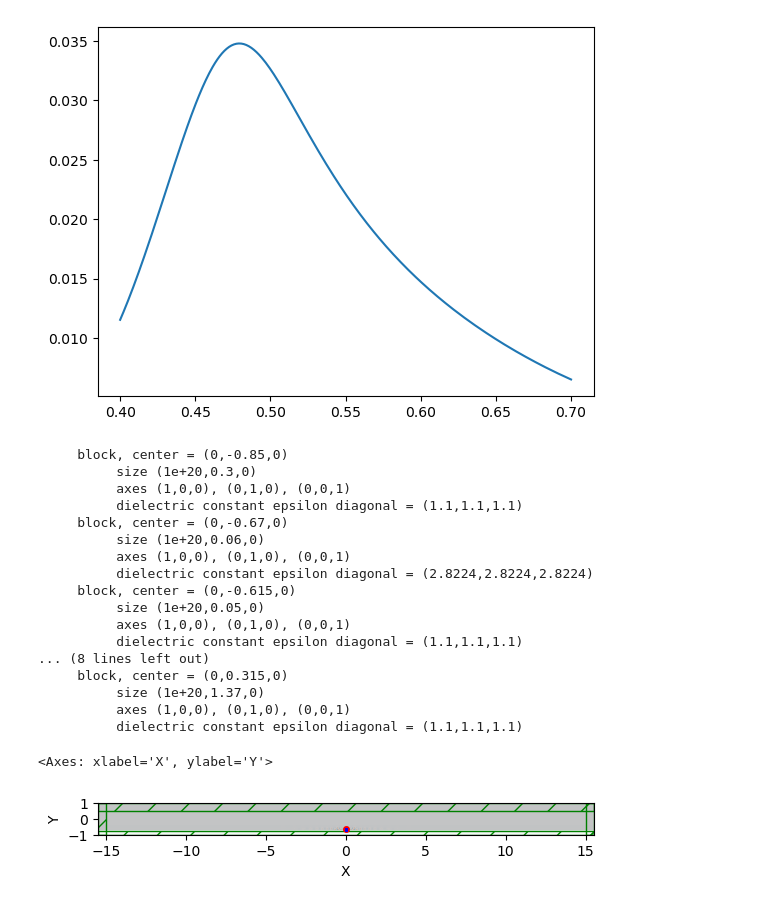
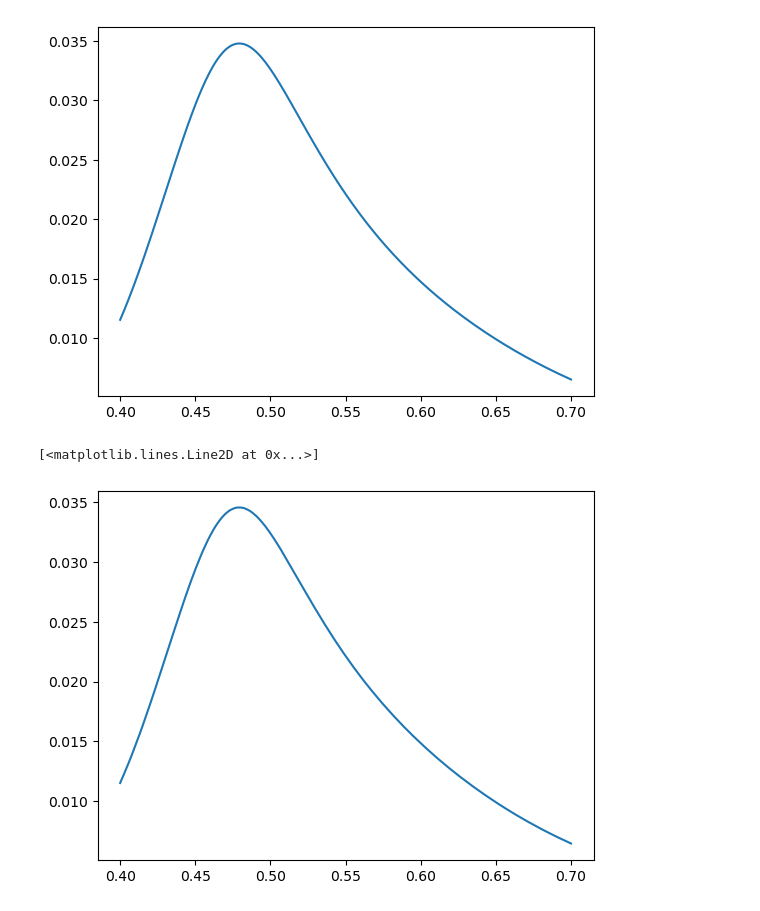
Before and after one commit to M2nion/EIDL, a Jupyter notebook: Tool/Meep/LGD/Meep code/OLED structure/Layer by Layer check/OLED_update_LBL.ipynb, the cells around one changed output. Drawn from its saved outputs; the diff is of its cells as text; code cells hidden in the pictures.

```diff
--- a/Tool/Meep/LGD/Meep code/OLED structure/Layer by Layer check/OLED_update_LBL.ipynb
+++ b/Tool/Meep/LGD/Meep code/OLED structure/Layer by Layer check/OLED_update_LBL.ipynb
@@ -347,28 +340,6 @@ plt.plot(src_wavelengths, net_power_fitting)
 # %% [output]
 [<matplotlib.lines.Line2D at 0x...>]
 [figure]
-# %%
-sim_fitting.plot2D(fields = mp.Ex)
-# %% [output]
-     block, center = (0,-0.85,0)
-          size (1e+20,0.3,0)
-          axes (1,0,0), (0,1,0), (0,0,1)
-          dielectric constant epsilon diagonal = (1.1,1.1,1.1)
-     block, center = (0,-0.67,0)
-          size (1e+20,0.06,0)
-          axes (1,0,0), (0,1,0), (0,0,1)
-          dielectric constant epsilon diagonal = (2.8224,2.8224,2.8224)
-     block, center = (0,-0.615,0)
-          size (1e+20,0.05,0)
-          axes (1,0,0), (0,1,0), (0,0,1)
-          dielectric constant epsilon diagonal = (1.1,1.1,1.1)
-... (8 lines left out)
-     block, center = (0,0.315,0)
-          size (1e+20,1.37,0)
-          axes (1,0,0), (0,1,0), (0,0,1)
-          dielectric constant epsilon diagonal = (1.1,1.1,1.1)
-<Axes: xlabel='X', ylabel='Y'>
-[figure, removed]
 # %%
 import numpy as np
 from pathlib import Path
@@ -402,3 +384,8 @@ no_pattern_box = no_pattern_dipole[:, 1]
+# %%
+plt.plot(res_1000_wave, res_1000_data)
+# %% [output]
+[<matplotlib.lines.Line2D at 0x...>]
+[figure, added]
 # %%
 # lumerical data import
 import numpy as np
```
Also changed, not shown: parts of 11 cells of this notebook, 22 other files.
